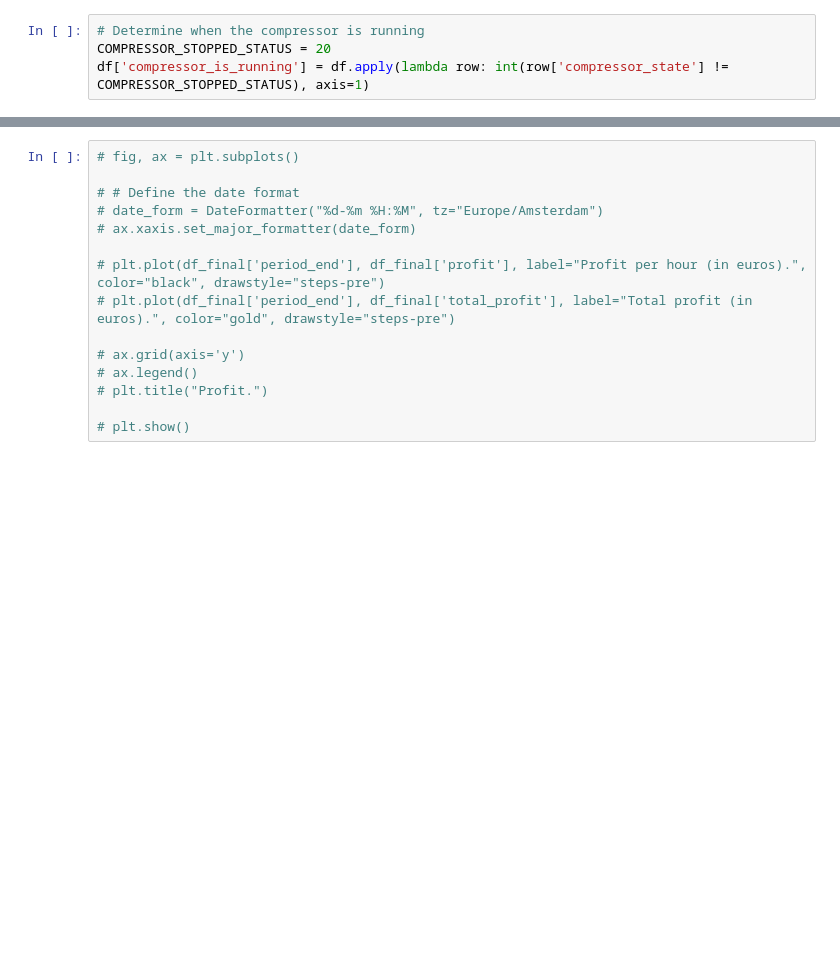
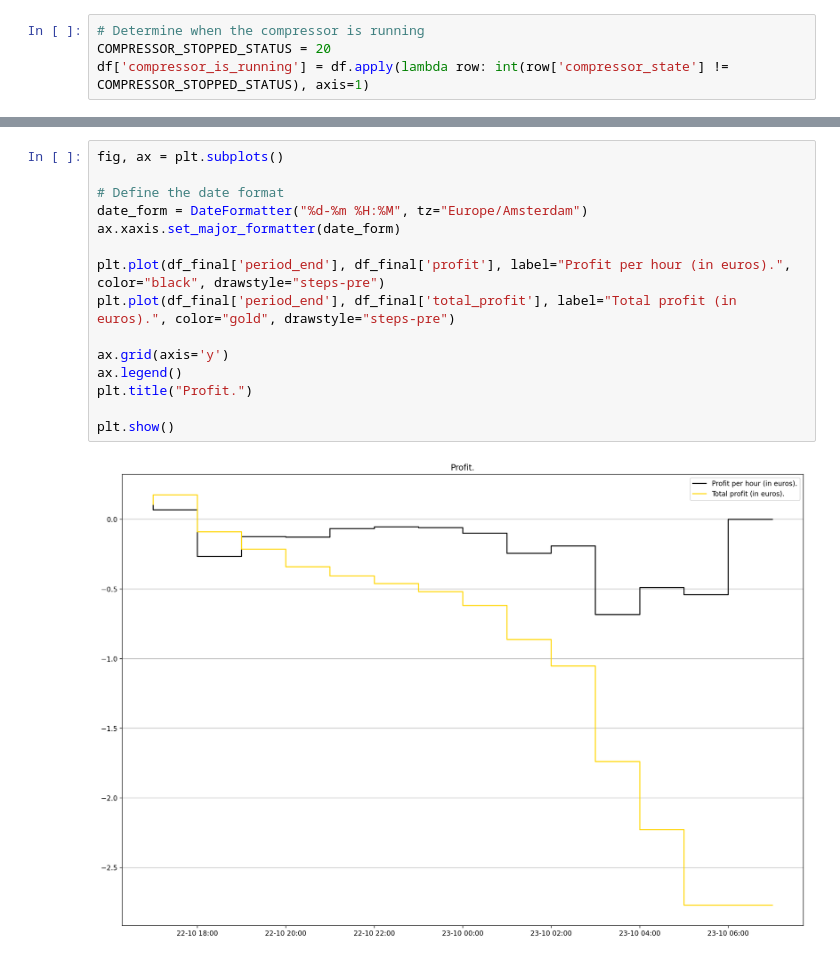
Before and after one commit to bas-vonk/enlighted, a Jupyter notebook: analytics.ipynb, the cells around one changed output, grey strips where cells are left out. Cells and saved outputs as stored; diff of their text form; blank space fills up the shorter version.

```diff
--- a/analytics.ipynb
+++ b/analytics.ipynb
@@ -294,15 +353,17 @@ create_plot(df, 'Temperatures during compressor activity.', ['auto_mode_stop_hea
 # %%
-# fig, ax = plt.subplots()
+fig, ax = plt.subplots()
 
-# # Define the date format
-# date_form = DateFormatter("%d-%m %H:%M", tz="Europe/Amsterdam")
-# ax.xaxis.set_major_formatter(date_form)
+# Define the date format
+date_form = DateFormatter("%d-%m %H:%M", tz="Europe/Amsterdam")
+ax.xaxis.set_major_formatter(date_form)
 
-# plt.plot(df_final['period_end'], df_final['profit'], label="Profit per hour (in euros).", color="black", drawstyle="steps-pre")
-# plt.plot(df_final['period_end'], df_final['total_profit'], label="Total profit (in euros).", color="gold", drawstyle="steps-pre")
+plt.plot(df_final['period_end'], df_final['profit'], label="Profit per hour (in euros).", color="black", drawstyle="steps-pre")
+plt.plot(df_final['period_end'], df_final['total_profit'], label="Total profit (in euros).", color="gold", drawstyle="steps-pre")
 
-# ax.grid(axis='y')
-# ax.legend()
-# plt.title("Profit.")
+ax.grid(axis='y')
+ax.legend()
+plt.title("Profit.")
 
-# plt.show()
+plt.show()
+# %% [output]
+[figure, added]
```
Also changed, not shown: parts of 10 cells of this notebook, 1 other file.
